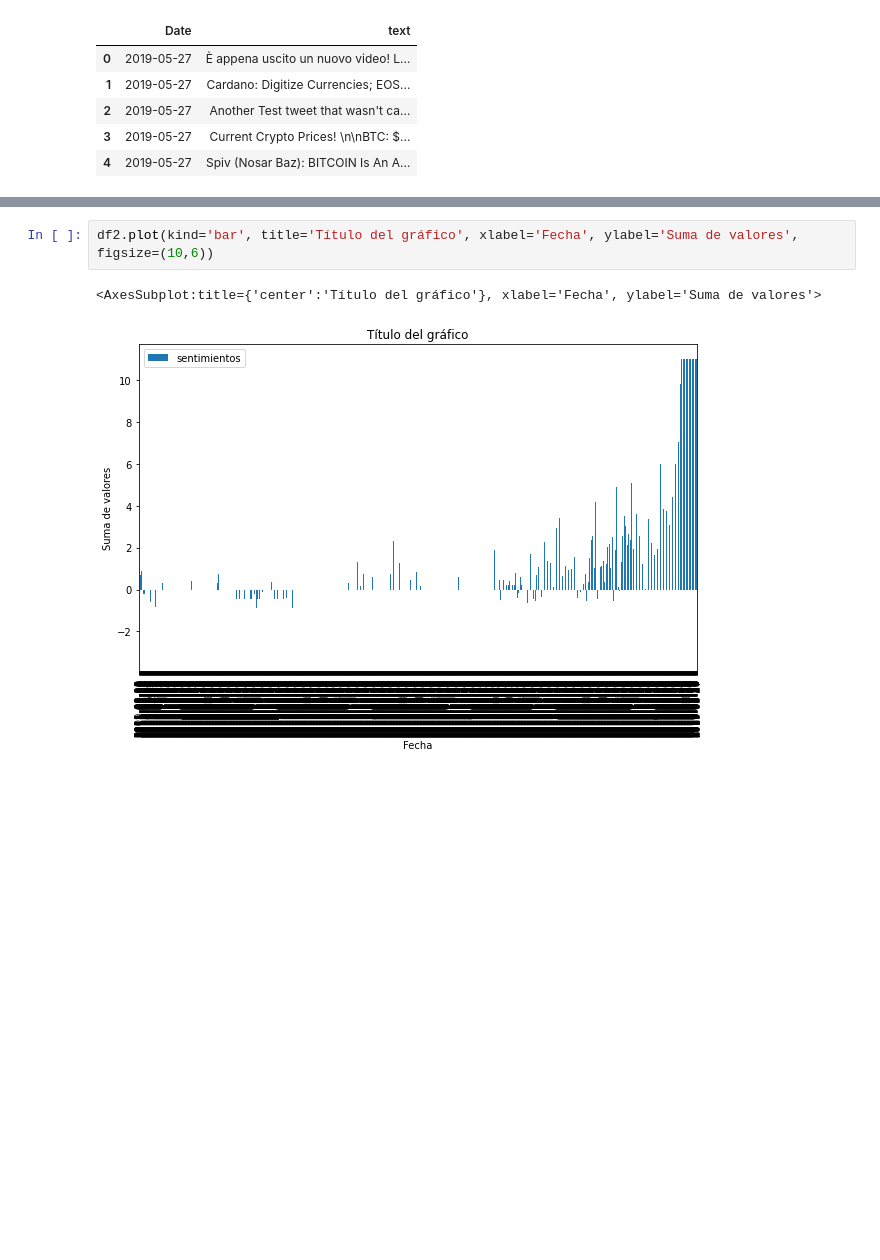
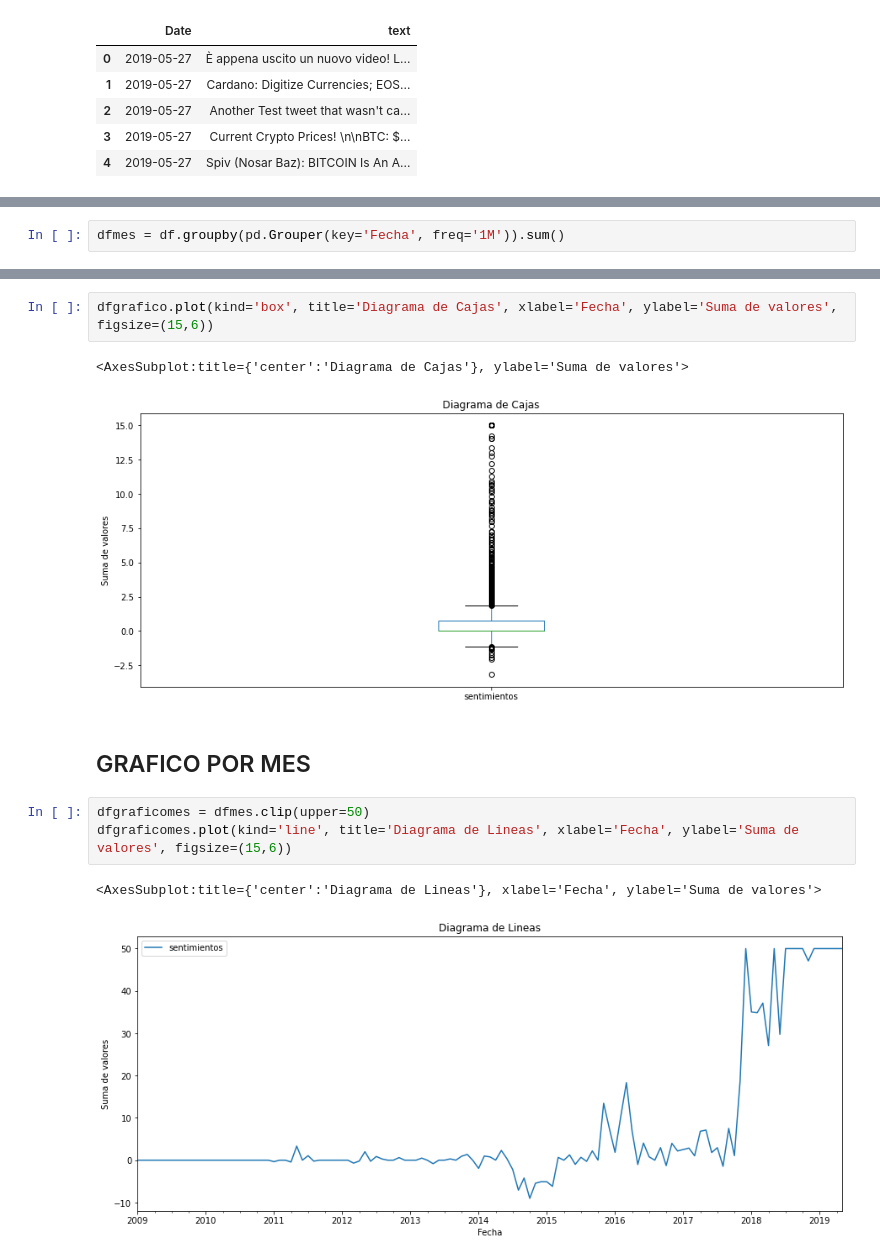
Before and after one commit to AlvaroFarreny/AnalisisSentimientosBTC, a Jupyter notebook: ANALISIS_COMPLETO.ipynb, the cells around one changed output, grey strips where cells are left out. Drawn from its saved outputs; the diff is of its cells as text; blank space fills up the shorter version.

```diff
--- a/ANALISIS_COMPLETO.ipynb
+++ b/ANALISIS_COMPLETO.ipynb
@@ -216,0 +294,2 @@ Date
+# %%
+dfmes = df.groupby(pd.Grouper(key='Fecha', freq='1M')).sum()
@@ -223,5 +321,13 @@ df2.plot(kind='line', title='Título del gráfico', xlabel='Fecha', ylabel='Suma
 # %%
-df2.plot(kind='bar', title='Título del gráfico', xlabel='Fecha', ylabel='Suma de valores', figsize=(10,6))
+dfgrafico.plot(kind='box', title='Diagrama de Cajas', xlabel='Fecha', ylabel='Suma de valores', figsize=(15,6))
 # %% [output]
-<AxesSubplot:title={'center':'Título del gráfico'}, xlabel='Fecha', ylabel='Suma de valores'>
+<AxesSubplot:title={'center':'Diagrama de Cajas'}, ylabel='Suma de valores'>
-[figure, old version]
+[figure, new version]
+# %% [markdown]
+## GRAFICO POR MES
+# %%
+dfgraficomes = dfmes.clip(upper=50)
+dfgraficomes.plot(kind='line', title='Diagrama de Lineas', xlabel='Fecha', ylabel='Suma de valores', figsize=(15,6))
+# %% [output]
+<AxesSubplot:title={'center':'Diagrama de Lineas'}, xlabel='Fecha', ylabel='Suma de valores'>
+[figure, added]
```
Also changed, not shown: parts of 28 cells of this notebook.
